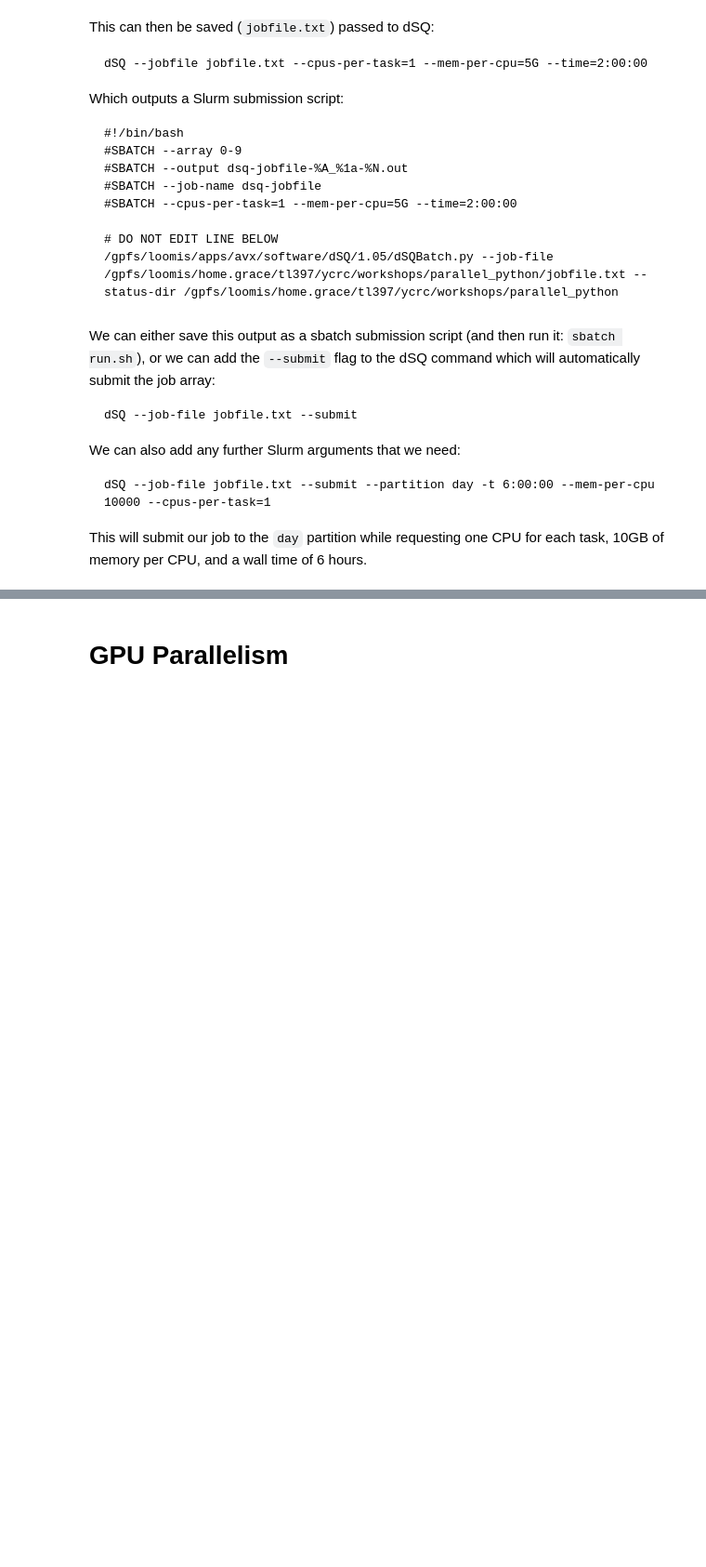
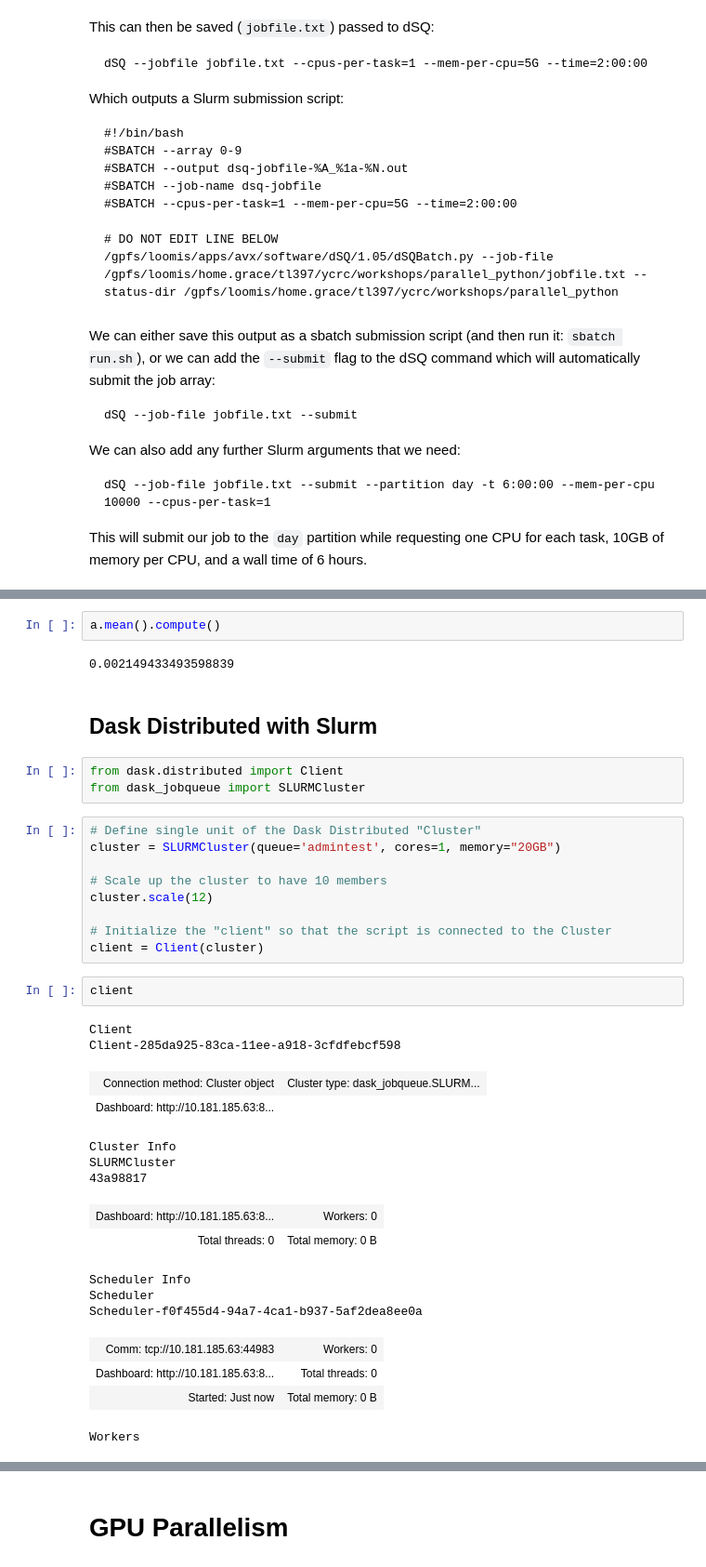
Before and after one commit to ycrc/parallel_python, a Jupyter notebook: ParallelPython.ipynb, the cells around one changed output, grey strips where cells are left out. Shown at 93% size. Saved outputs shown, nothing was run; the diff lists cells and outputs as text; blank space fills up the shorter version.

```diff
--- a/ParallelPython.ipynb
+++ b/ParallelPython.ipynb
@@ -651,0 +480,37 @@ Which prints: `Full Average: 10.00002060397186`
+# %%
+a.mean().compute()
+# %% [output]
+0.002149433493598839
+# %% [markdown]
+## Dask Distributed with Slurm
+# %%
+from dask.distributed import Client
+from dask_jobqueue import SLURMCluster
+# %%
+# Define single unit of the Dask Distributed "Cluster"
+cluster = SLURMCluster(queue='admintest', cores=1, memory="20GB")
+
+# Scale up the cluster to have 10 members
+cluster.scale(12)
+
+# Initialize the "client" so that the script is connected to the Cluster
+client = Client(cluster)
+# %%
+client
+# %% [output]
+Client
+Client-285da925-83ca-11ee-a918-3cfdfebcf598
+| Connection method: Cluster object | Cluster type: dask_jobqueue.SLURM... |
+| Dashboard: http://10.181.185.63:8... |  |
+Cluster Info
+SLURMCluster
+43a98817
+| Dashboard: http://10.181.185.63:8... | Workers: 0 |
+| Total threads: 0 | Total memory: 0 B |
+Scheduler Info
+Scheduler
+Scheduler-f0f455d4-94a7-4ca1-b937-5af2dea8ee0a
+| Comm: tcp://10.181.185.63:44983 | Workers: 0 |
+| Dashboard: http://10.181.185.63:8... | Total threads: 0 |
+| Started: Just now | Total memory: 0 B |
+Workers
```
Also changed, not shown: parts of 81 cells of this notebook, 3 other files.
